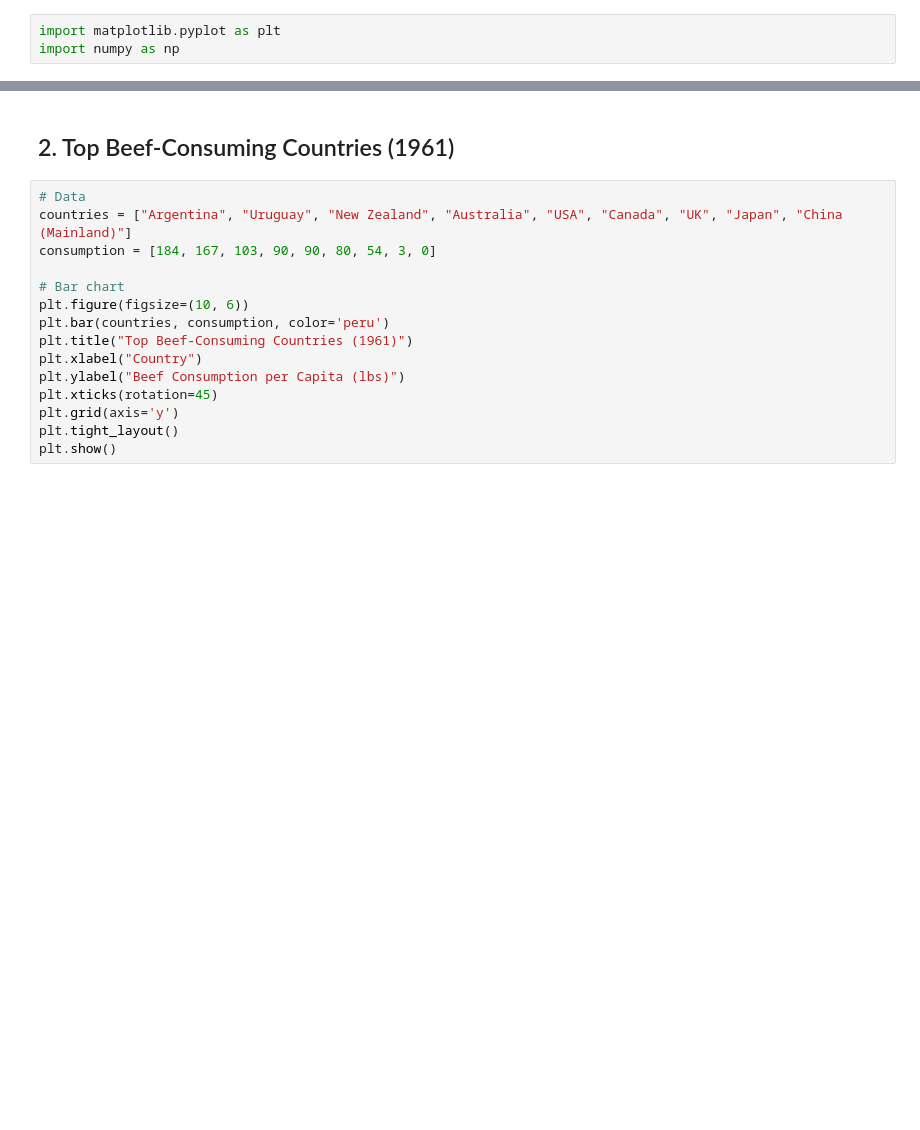
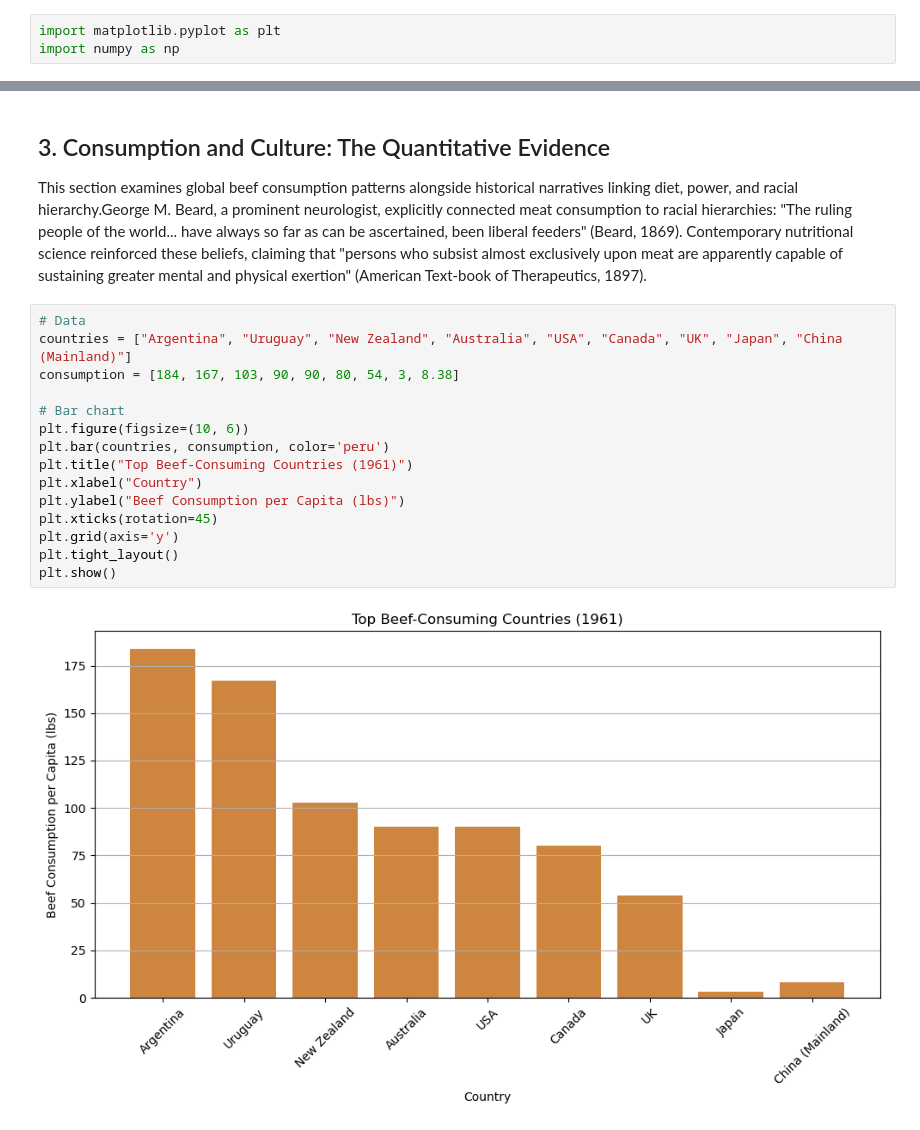
Before and after one commit to ladyfenharel/beef-and-barbarism-analysis, a Jupyter notebook: notebook/beef_and_barbarism_full_analysis.ipynb, the cells around one changed output, grey strips where cells are left out. Cells and saved outputs as stored; diff of their text form; blank space fills up the shorter version.

```diff
--- a/notebook/beef_and_barbarism_full_analysis.ipynb
+++ b/notebook/beef_and_barbarism_full_analysis.ipynb
@@ -36,17 +246,20 @@ plt.show()
 # %% [markdown]
-## 2. Top Beef-Consuming Countries (1961)
+## 3. Consumption and Culture: The Quantitative Evidence
+This section examines global beef consumption patterns alongside historical narratives linking diet, power, and racial hierarchy.George M. Beard, a prominent neurologist, explicitly connected meat consumption to racial hierarchies: "The ruling people of the world... have always so far as can be ascertained, been liberal feeders" (Beard, 1869). Contemporary nutritional science reinforced these beliefs, claiming that "persons who subsist almost exclusively upon meat are apparently capable of sustaining greater mental and physical exertion" (American Text-book of Therapeutics, 1897).
 # %%
 # Data
 countries = ["Argentina", "Uruguay", "New Zealand", "Australia", "USA", "Canada", "UK", "Japan", "China (Mainland)"]
-consumption = [184, 167, 103, 90, 90, 80, 54, 3, 0]
+consumption = [184, 167, 103, 90, 90, 80, 54, 3, 8.38]
 
 # Bar chart
 plt.figure(figsize=(10, 6))
 plt.bar(countries, consumption, color='peru')
 plt.title("Top Beef-Consuming Countries (1961)")
 plt.xlabel("Country")
 plt.ylabel("Beef Consumption per Capita (lbs)")
 plt.xticks(rotation=45)
 plt.grid(axis='y')
 plt.tight_layout()
 plt.show()
+# %% [output]
+[figure, added]
```
Also changed, not shown: parts of 16 cells of this notebook, 3 other files.
